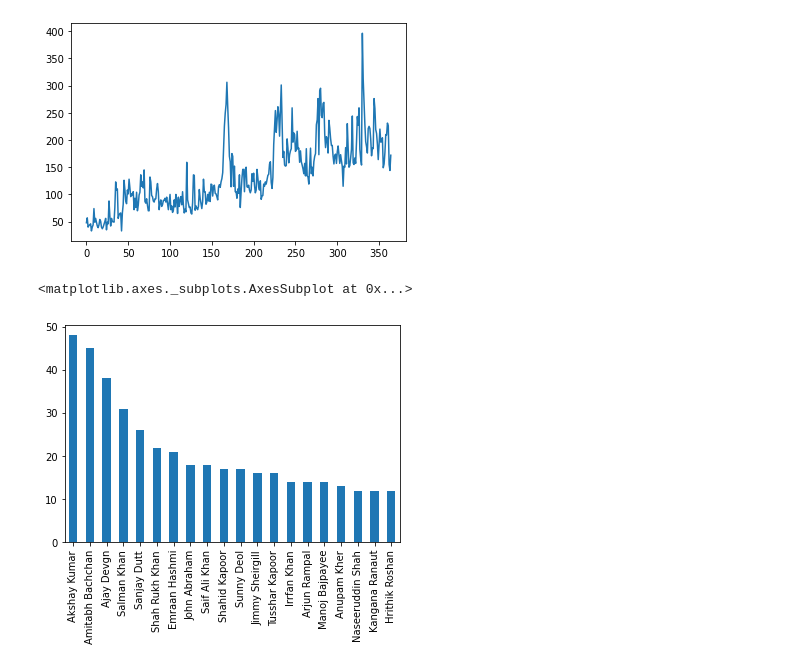
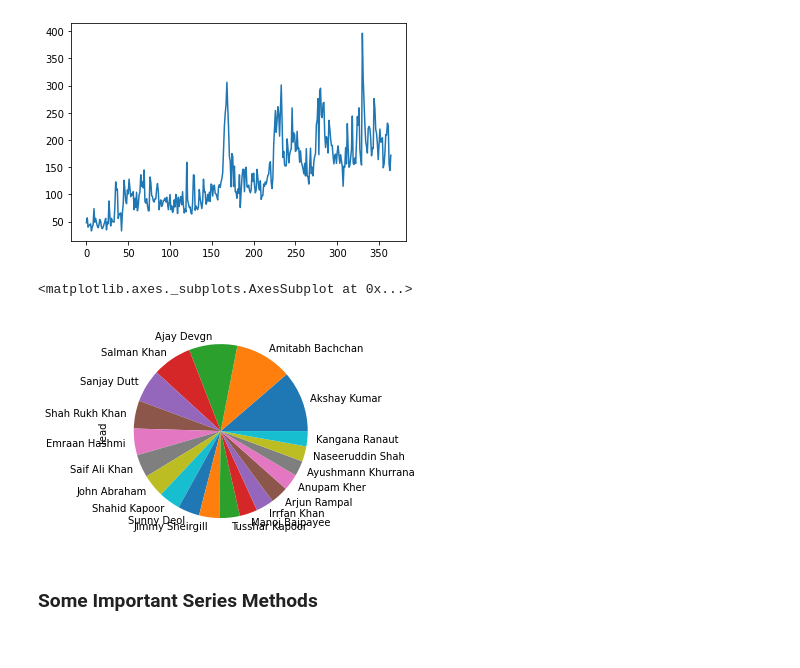
Before and after one commit to sinara08/Practice_Python, a Jupyter notebook: numpy_and_pandas/Session/session_16_pandas_series.ipynb, the cells around one changed output. Cells and saved outputs as stored; diff of their text form; code cells hidden in the pictures.

```diff
--- a/numpy_and_pandas/Session/session_16_pandas_series.ipynb
+++ b/numpy_and_pandas/Session/session_16_pandas_series.ipynb
@@ -144,8 +151,8 @@ match_no
 215     7
 Name: runs, Length: 215, dtype: int64
 # %%
-mv = pd.read_csv('/content/bollywood.csv', index_col = 'movie',squeeze = True)
-mv
+movies = pd.read_csv('/content/bollywood.csv',index_col='movie',squeeze=True)
+movies
 # %% [output]
 movie
 Uri: The Surgical Strike                   Vicky Kaushal
@@ -234,0 +253,3 @@ vk.sort_values(ascending=False).head(1).values[0]
+# %%
+# sort_index -> inplace -> movies
+movies.sort_index(ascending=False,inplace=True)
@@ -392,7 +484,7 @@ runs_series
 dtype: int64
 # %%
 # using index label
-mv['2 States (2014 film)'] = 'Alia Bhatt'
-mv
+movies['2 States (2014 film)'] = 'Alia Bhatt'
+movies
 # %% [output]
 movie
@@ -533,8 +648,10 @@ subs.plot()
 <matplotlib.axes._subplots.AxesSubplot at 0x...>
 [figure]
 # %%
-mv.value_counts().head(20).plot(kind='bar')
+movies.value_counts().head(20).plot(kind='pie')
 # %% [output]
 <matplotlib.axes._subplots.AxesSubplot at 0x...>
-[figure, old version]
+[figure, new version]
+# %% [markdown]
+### Some Important Series Methods
 # %%
```
Also changed, not shown: parts of 96 cells of this notebook.
